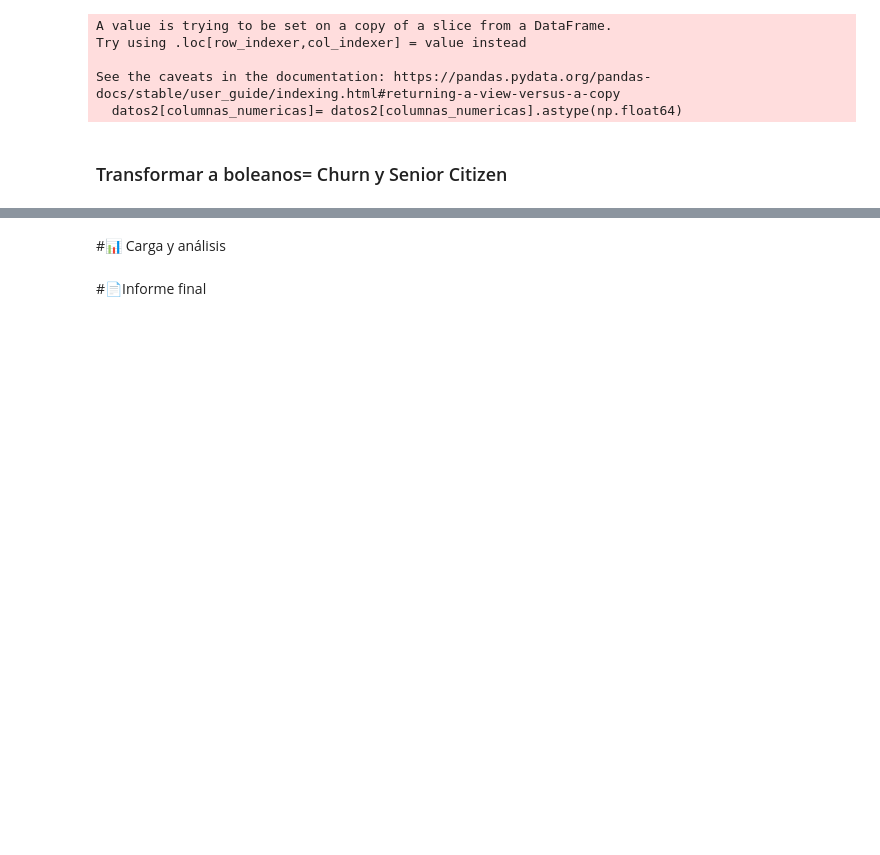
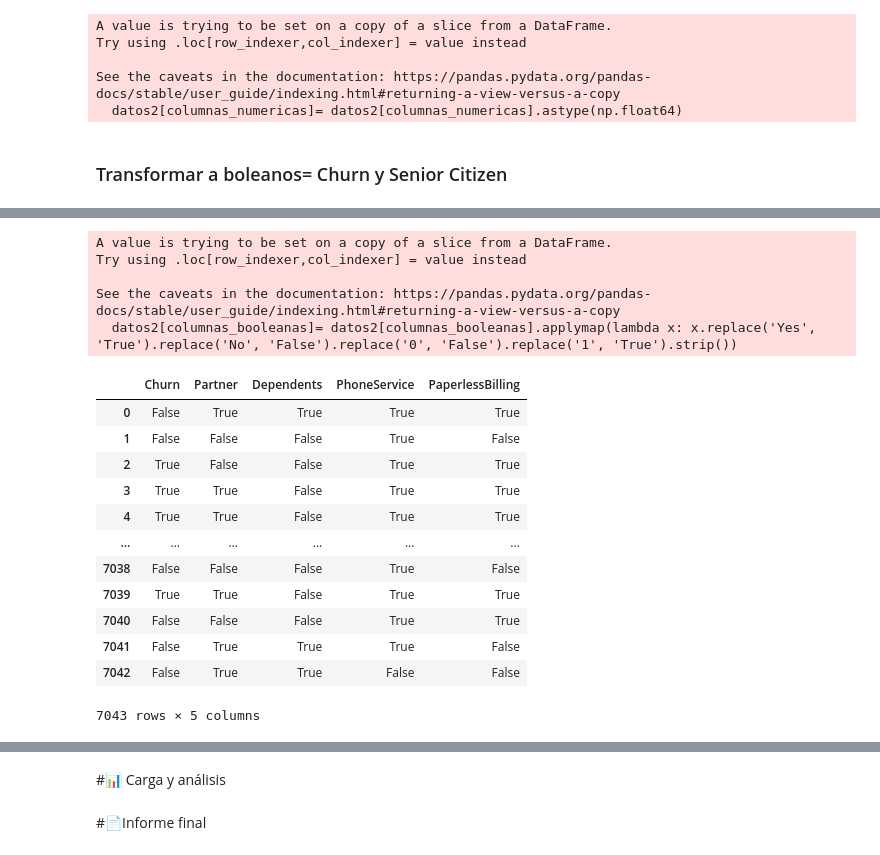
Before and after one commit to SilvanaCicchitti/challenge_telecom, a Jupyter notebook: TelecomX_LATAM.ipynb, the cells around one changed output, grey strips where cells are left out. Drawn from its saved outputs; the diff is of its cells as text; code cells hidden in the pictures; blank space fills up the shorter version.

```diff
--- a/TelecomX_LATAM.ipynb
+++ b/TelecomX_LATAM.ipynb
@@ -305,0 +316,25 @@ See the caveats in the documentation: https://pandas.pydata.org/pandas-docs/stab
+# %%
+#única columna es una serie // apply sólo para series
+#2 o más columnas es un df // usar applymap
+columnas_booleanas= ['Churn','Partner', 'Dependents', 'PhoneService', 'PaperlessBilling']
+datos2[columnas_booleanas]= datos2[columnas_booleanas].applymap(lambda x: x.replace('Yes', 'True').replace('No', 'False').replace('0', 'False').replace('1', 'True').strip())
+datos2[columnas_booleanas]
+# %% [output]
+A value is trying to be set on a copy of a slice from a DataFrame.
+Try using .loc[row_indexer,col_indexer] = value instead
+
+See the caveats in the documentation: https://pandas.pydata.org/pandas-docs/stable/user_guide/indexing.html#returning-a-view-versus-a-copy
+  datos2[columnas_booleanas]= datos2[columnas_booleanas].applymap(lambda x: x.replace('Yes', 'True').replace('No', 'False').replace('0', 'False').replace('1', 'True').strip())
+|  | Churn | Partner | Dependents | PhoneService | PaperlessBilling |
+| 0 | False | True | True | True | True |
+| 1 | False | False | False | True | False |
+| 2 | True | False | False | True | True |
+| 3 | True | True | False | True | True |
+| 4 | True | True | False | True | True |
+| ... | ... | ... | ... | ... | ... |
+| 7038 | False | False | False | True | False |
+| 7039 | True | True | False | True | True |
+| 7040 | False | False | False | True | True |
+| 7041 | False | True | True | True | False |
+| 7042 | False | True | True | False | False |
+7043 rows × 5 columns
```
Also changed, not shown: parts of 5 cells of this notebook.
